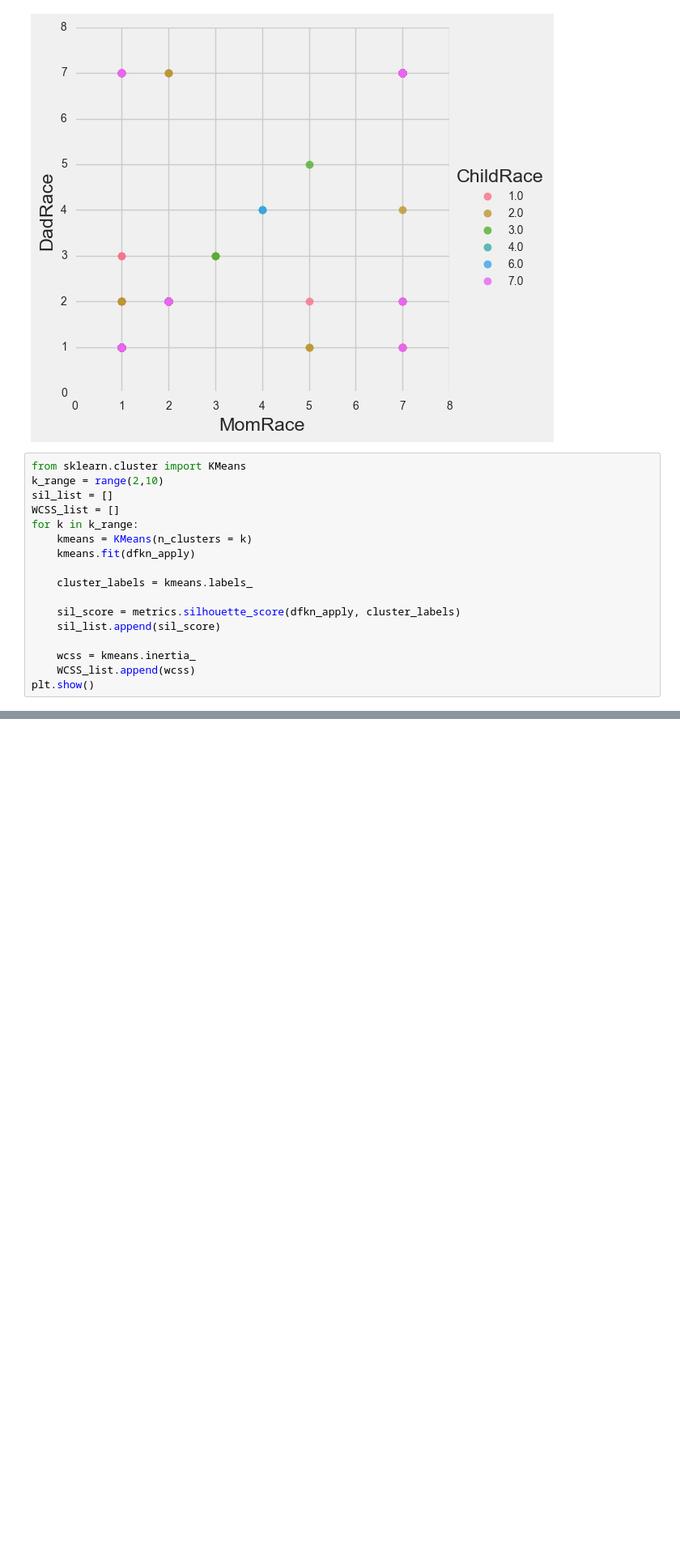
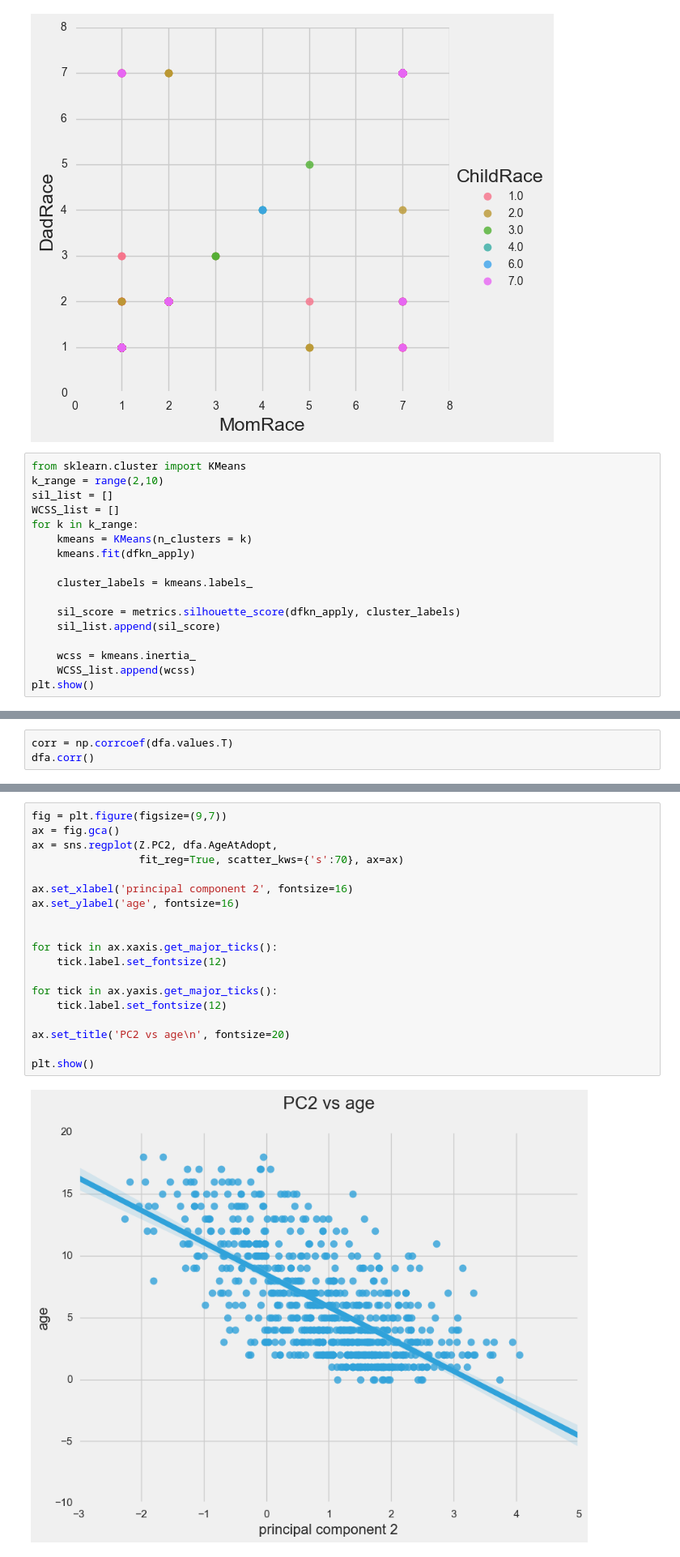
Before and after one commit to lessdaa/project2, a Jupyter notebook: Project 2/Project 2 main part/Project 2 main file.ipynb, the cells around one changed output, grey strips where cells are left out. Shown at 81% size. Saved outputs shown, nothing was run; the diff lists cells and outputs as text; blank space fills up the shorter version.

```diff
--- a/Project 2/Project 2 main part/Project 2 main file.ipynb
+++ b/Project 2/Project 2 main part/Project 2 main file.ipynb
@@ -1105,0 +1166,3 @@ plt.show()
+# %%
+corr = np.corrcoef(dfa.values.T)
+dfa.corr()
@@ -1105,0 +1329,21 @@ plt.show()
+# %%
+fig = plt.figure(figsize=(9,7))
+ax = fig.gca()
+ax = sns.regplot(Z.PC2, dfa.AgeAtAdopt,
+                 fit_reg=True, scatter_kws={'s':70}, ax=ax)
+
+ax.set_xlabel('principal component 2', fontsize=16)
+ax.set_ylabel('age', fontsize=16)
+
+
+for tick in ax.xaxis.get_major_ticks():
+    tick.label.set_fontsize(12)
+
+for tick in ax.yaxis.get_major_ticks():
+    tick.label.set_fontsize(12)
+
+ax.set_title('PC2 vs age\n', fontsize=20)
+
+plt.show()
+# %% [output]
+[figure, added]
```
Also changed, not shown: parts of 54 cells of this notebook.
